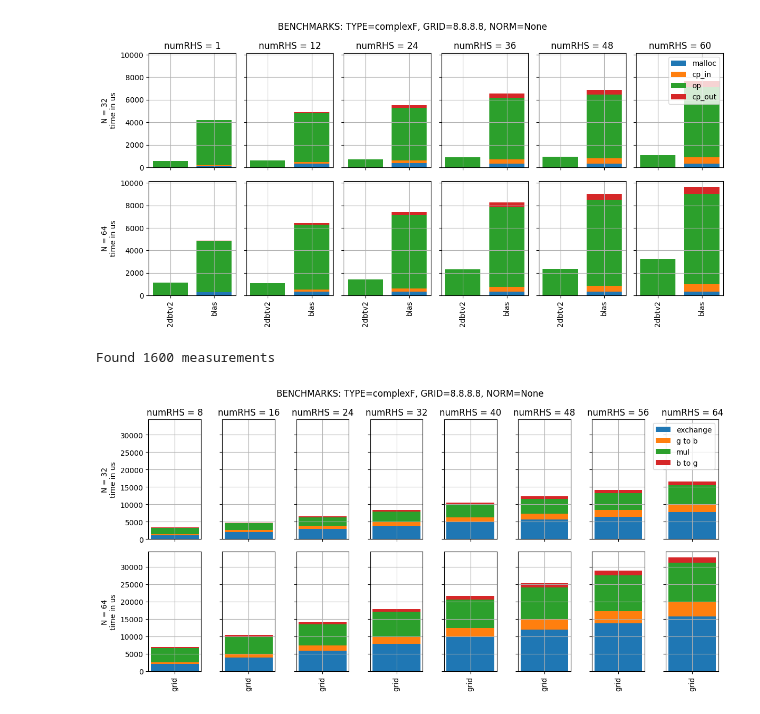
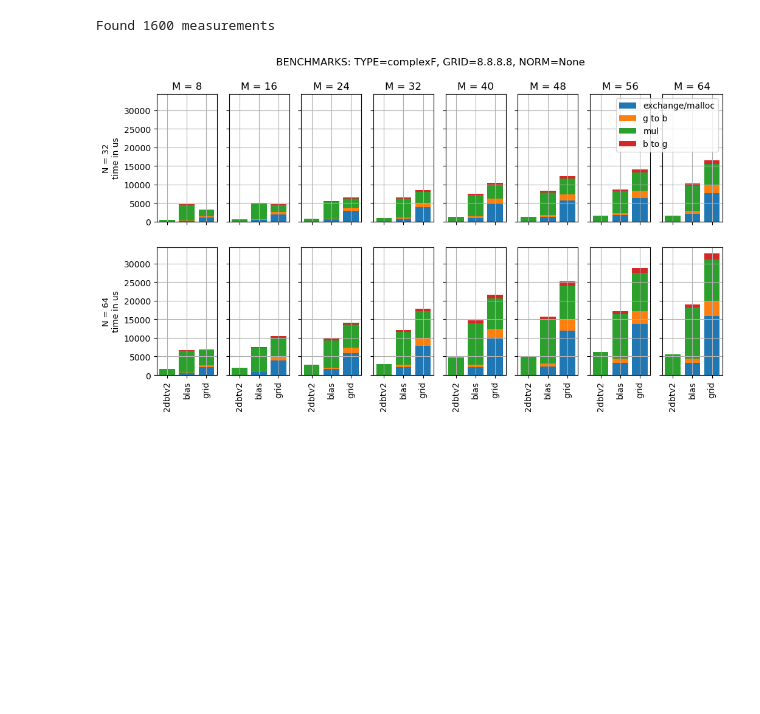
Before and after one commit to tosi2504/cuda_grid, a Jupyter notebook: runs/nine_point_stencil/analyze.ipynb, the cells around one changed output. Saved outputs shown, nothing was run; the diff lists cells and outputs as text; code cells hidden in the pictures; blank space fills up the shorter version.

Commit message:
full comparison: grid vs cugrid

```diff
--- a/runs/nine_point_stencil/analyze.ipynb
+++ b/runs/nine_point_stencil/analyze.ipynb
@@ -36,21 +58,15 @@ Theoretically, an improvement factor of three could be possible.
 # %%
 import os
 os.chdir(os.getenv("HOME") + "/phd/cuda_grid/runs/nine_point_stencil")
 import pyBench
-import pyBenchGrid
 
 data = pyBench.load()
+data.update(pyBench.loadGrid())
 plotter = pyBench.Plotter(data)
 plotter.reduce()
-plotter.plot_fixed_grid(grid='8.8.8.8')
-dataGrid = pyBenchGrid.load()
-plotterGrid = pyBenchGrid.Plotter(dataGrid)
-plotterGrid.reduce()
-plotterGrid.plot_fixed_grid(grid='8.8.8.8')
-#plotter.plot_fixed_grid(grid='16.16.16.16')
-#plotter.plot_fixed_grid(grid='16.16.16.16', normalization="bandwidth")
-#plotter.plot_fixed_grid(grid='16.16.16.16', normalization="flops")
+plotter.plot_fixed_grid()
+plotter.plot_fixed_grid(normalization="bandwidth")
+plotter.plot_fixed_grid(normalization="flops")
 # %% [output]
+Found 1600 measurements
-[figure, old version]
+[figure, new version]
-Found 1600 measurements
-[figure, removed]
```
Also changed, not shown: parts of 1 cell of this notebook, 5 other files.
